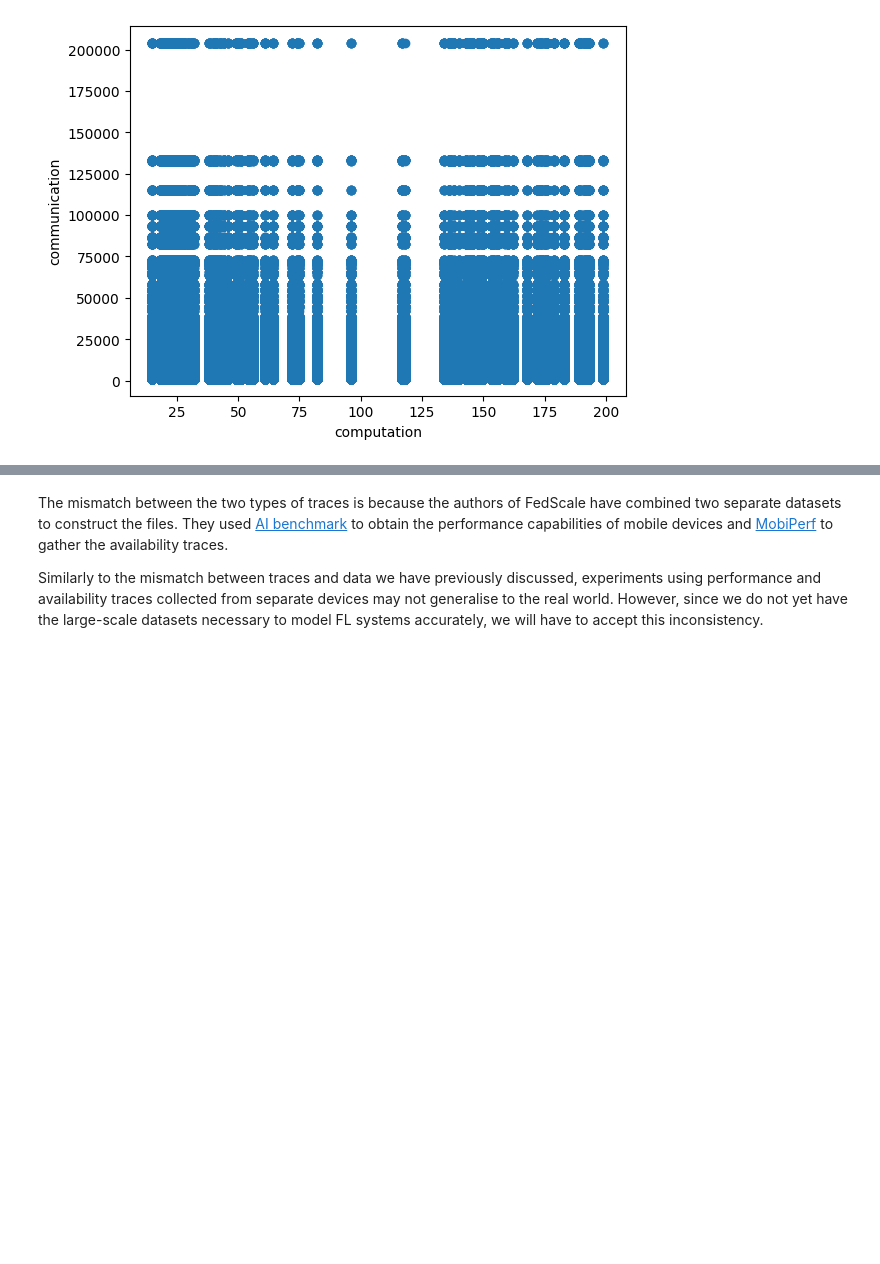
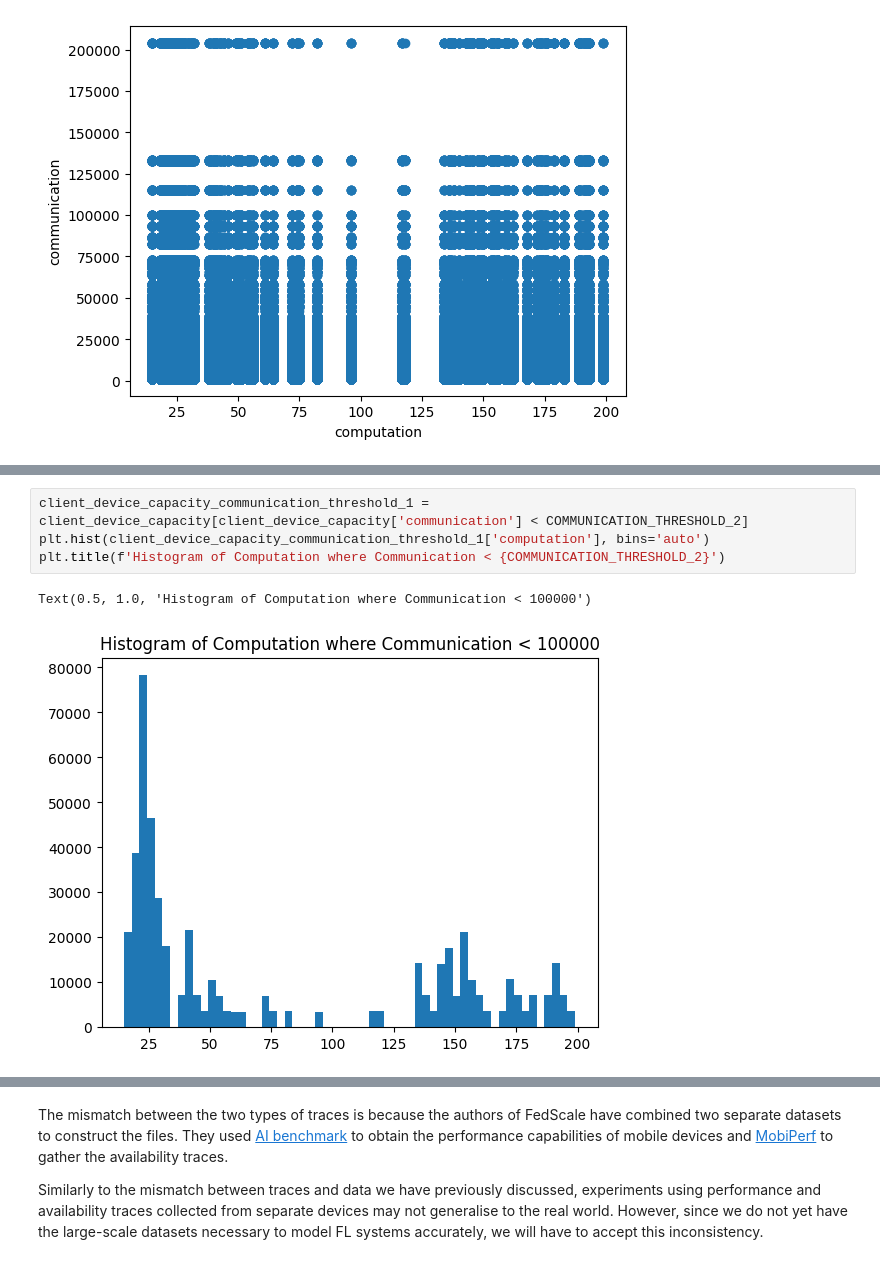
Before and after one commit to angnicholas26/L361-lab2-submission, a Jupyter notebook: L361_2025_Lab_2_2_Devices_Heterogeneity.ipynb, the cells around one changed output, grey strips where cells are left out. Drawn from its saved outputs; the diff is of its cells as text; blank space fills up the shorter version.

```diff
--- a/L361_2025_Lab_2_2_Devices_Heterogeneity.ipynb
+++ b/L361_2025_Lab_2_2_Devices_Heterogeneity.ipynb
@@ -626,0 +666,7 @@ client_device_capacity['communication'] <
+# %%
+client_device_capacity_communication_threshold_1 = client_device_capacity[client_device_capacity['communication'] < COMMUNICATION_THRESHOLD_2]
+plt.hist(client_device_capacity_communication_threshold_1['computation'], bins='auto')
+plt.title(f'Histogram of Computation where Communication < {COMMUNICATION_THRESHOLD_2}')
+# %% [output]
+Text(0.5, 1.0, 'Histogram of Computation where Communication < 100000')
+[figure, added]
```
Also changed, not shown: parts of 17 cells of this notebook, 3 other files.
